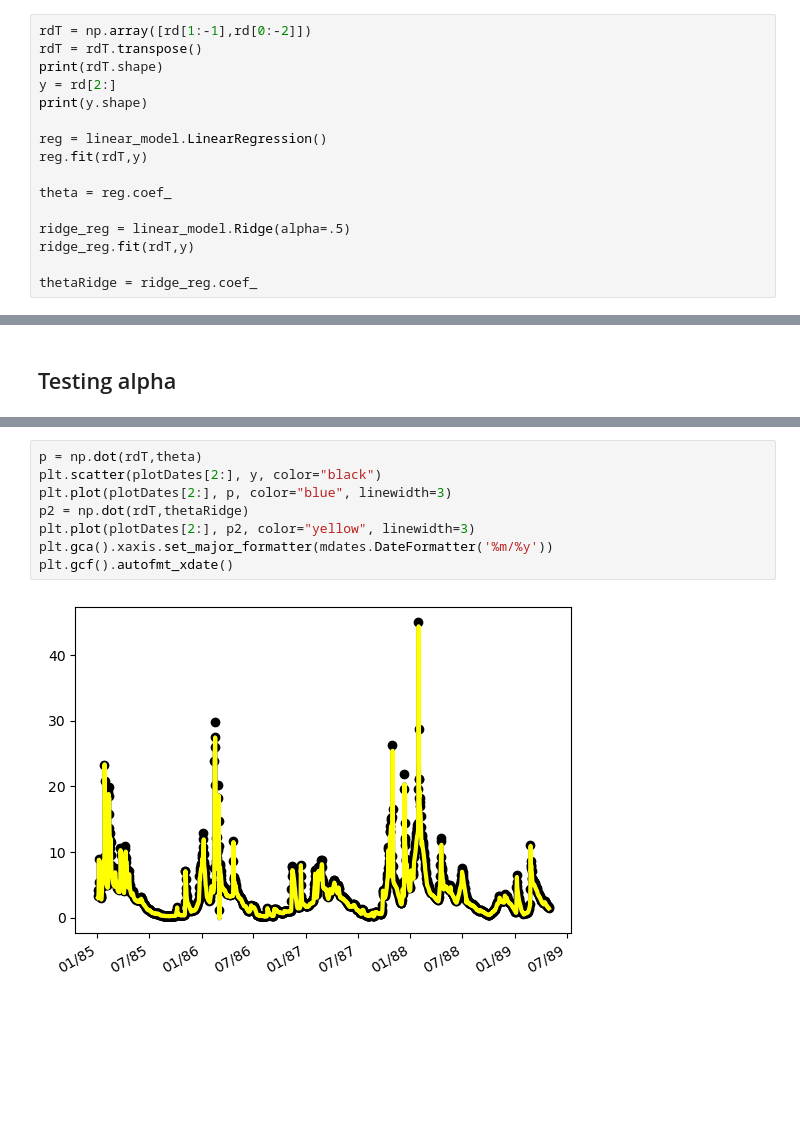
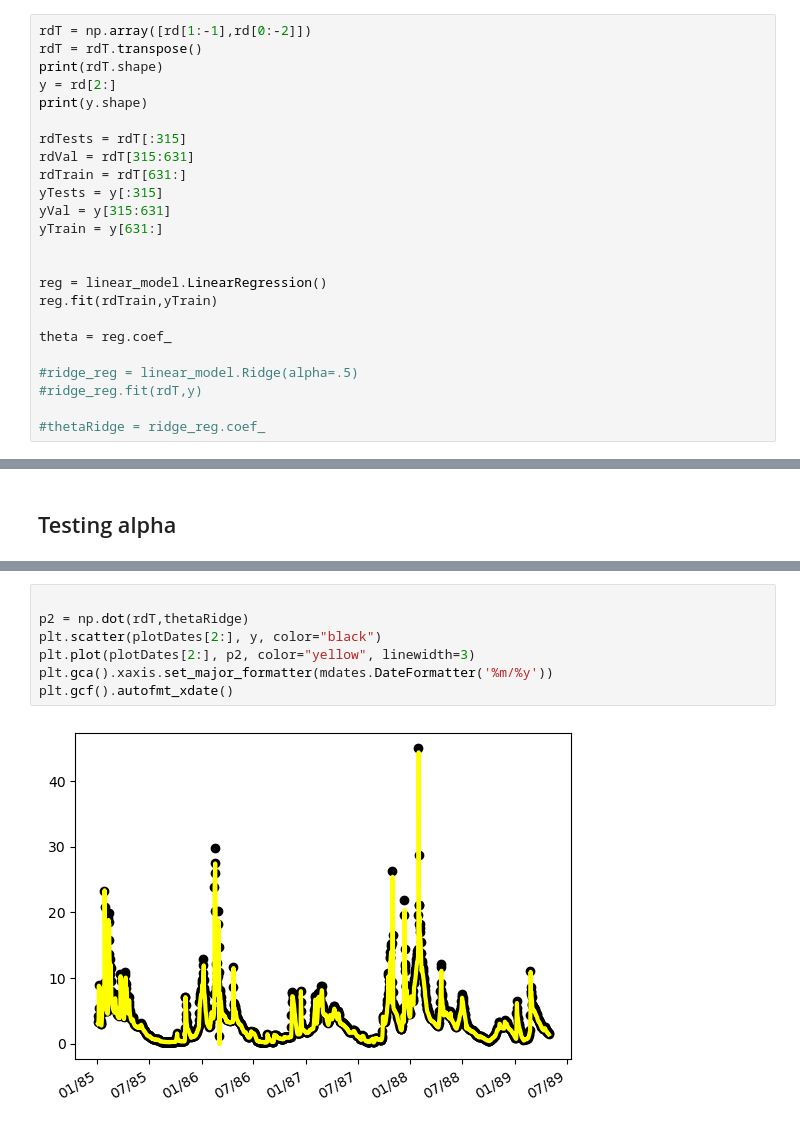
Before and after one commit to Barb02/TAA_ForecastingRiverDischarge, a Jupyter notebook: withRD.ipynb, the cells around one changed output, grey strips where cells are left out. Drawn from its saved outputs; the diff is of its cells as text; blank space fills up the shorter version.

Commit message:
update with separation of training, val and test data

```diff
--- a/withRD.ipynb
+++ b/withRD.ipynb
@@ -80,15 +80,23 @@ print(rdT.shape)
 y = rd[2:]
 print(y.shape)
 
+rdTests = rdT[:315]
+rdVal = rdT[315:631]
+rdTrain = rdT[631:]
+yTests = y[:315]
+yVal = y[315:631]
+yTrain = y[631:]
+
+
 reg = linear_model.LinearRegression()
-reg.fit(rdT,y)
+reg.fit(rdTrain,yTrain)
 
 theta = reg.coef_
 
-ridge_reg = linear_model.Ridge(alpha=.5)
-ridge_reg.fit(rdT,y)
+#ridge_reg = linear_model.Ridge(alpha=.5)
+#ridge_reg.fit(rdT,y)
 
-thetaRidge = ridge_reg.coef_
+#thetaRidge = ridge_reg.coef_
 # %% [output]
 (1579, 2)
 (1579,)
@@ -98,10 +120,9 @@ thetaRidge = ridge_reg.coef_
 # %%
-p = np.dot(rdT,theta)
+
+p2 = np.dot(rdT,thetaRidge)
 plt.scatter(plotDates[2:], y, color="black")
-plt.plot(plotDates[2:], p, color="blue", linewidth=3)
-p2 = np.dot(rdT,thetaRidge)
 plt.plot(plotDates[2:], p2, color="yellow", linewidth=3)
 plt.gca().xaxis.set_major_formatter(mdates.DateFormatter('%m/%y'))
 plt.gcf().autofmt_xdate()
 # %% [output]
-[figure, old version]
+[figure, new version]
```
Also changed, not shown: parts of 2 cells of this notebook.
